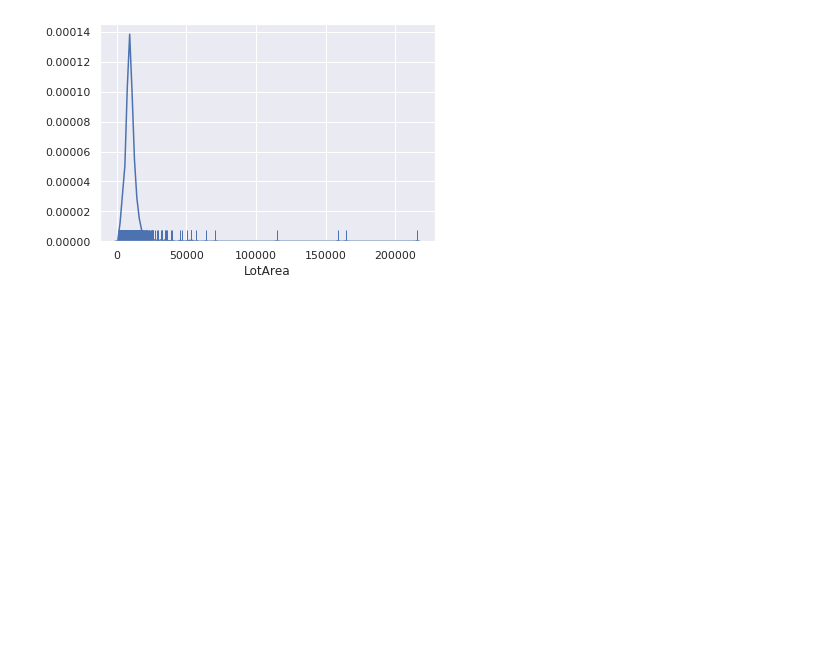
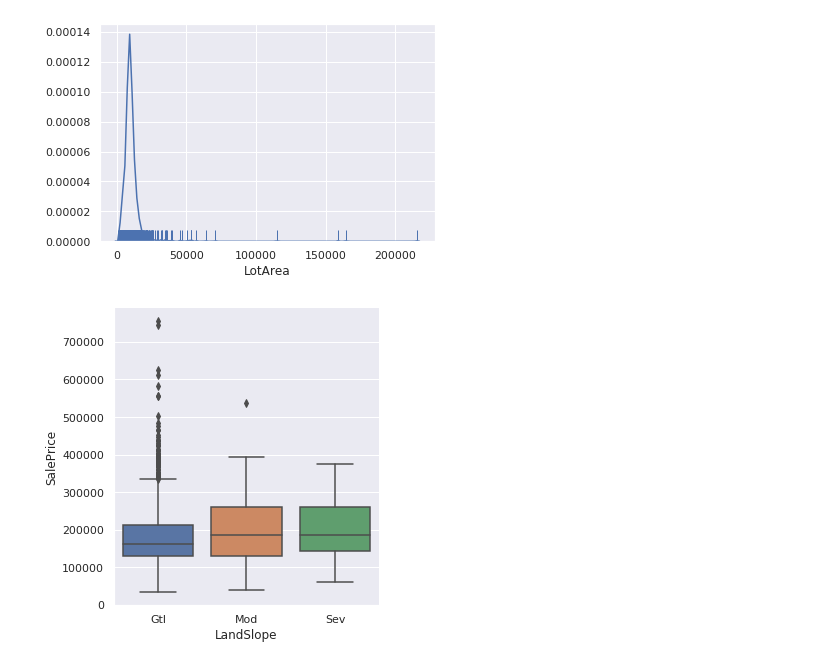
Before and after one commit to ViktorTarasenko/housepricing, a Jupyter notebook: visulization.ipynb, the cells around one changed output. Saved outputs shown, nothing was run; the diff lists cells and outputs as text; code cells hidden in the pictures; blank space fills up the shorter version.

```diff
--- a/visulization.ipynb
+++ b/visulization.ipynb
@@ -263,3 +263,7 @@ sns.distplot(test_data['LotArea'], hist=False , kde=True,rug=True);
 sns.distplot(train_data['LotArea'], hist=False , kde=True,rug=True);
 # %% [output]
 [figure]
+# %%
+sns.catplot(x="LandSlope", y="SalePrice", kind="box", data=train_data.fillna(value="None"));
+# %% [output]
+[figure, added]
```
Also changed, not shown: parts of 2 cells of this notebook, 3 other files.
